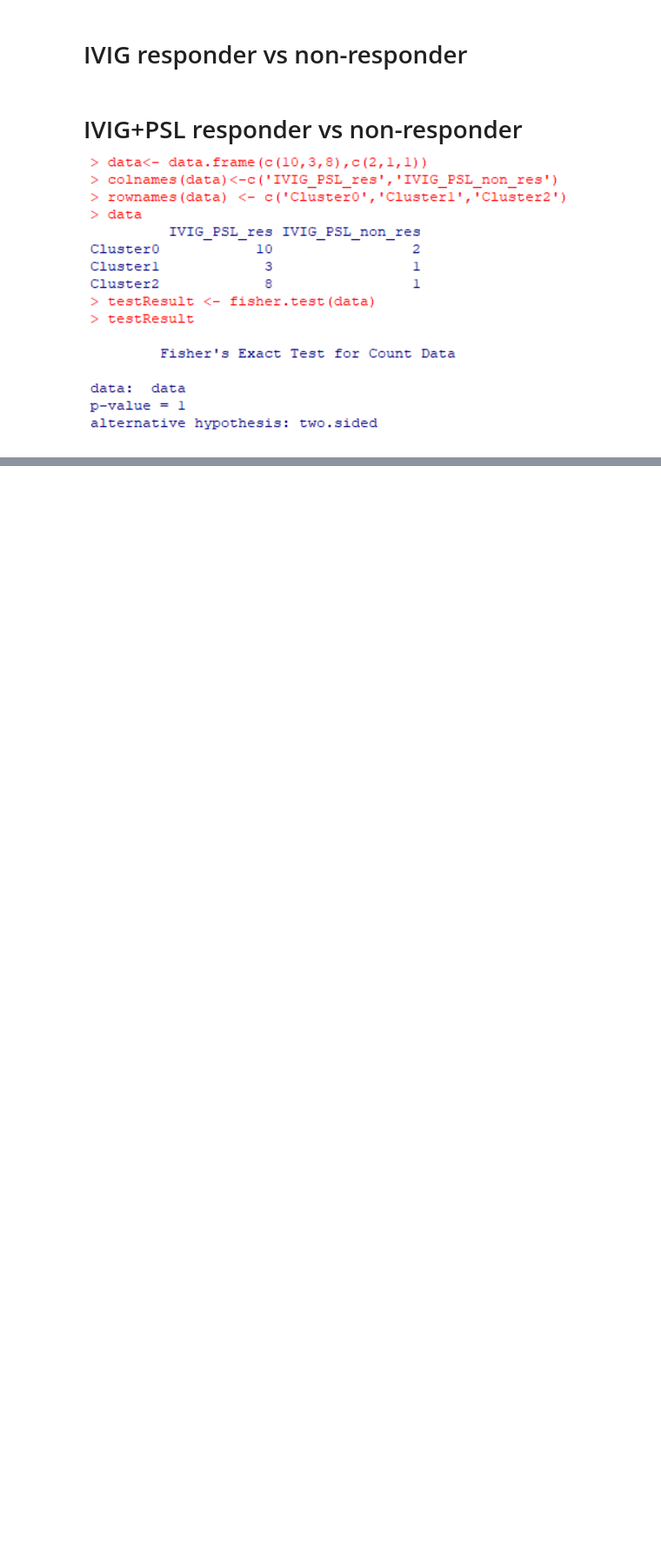
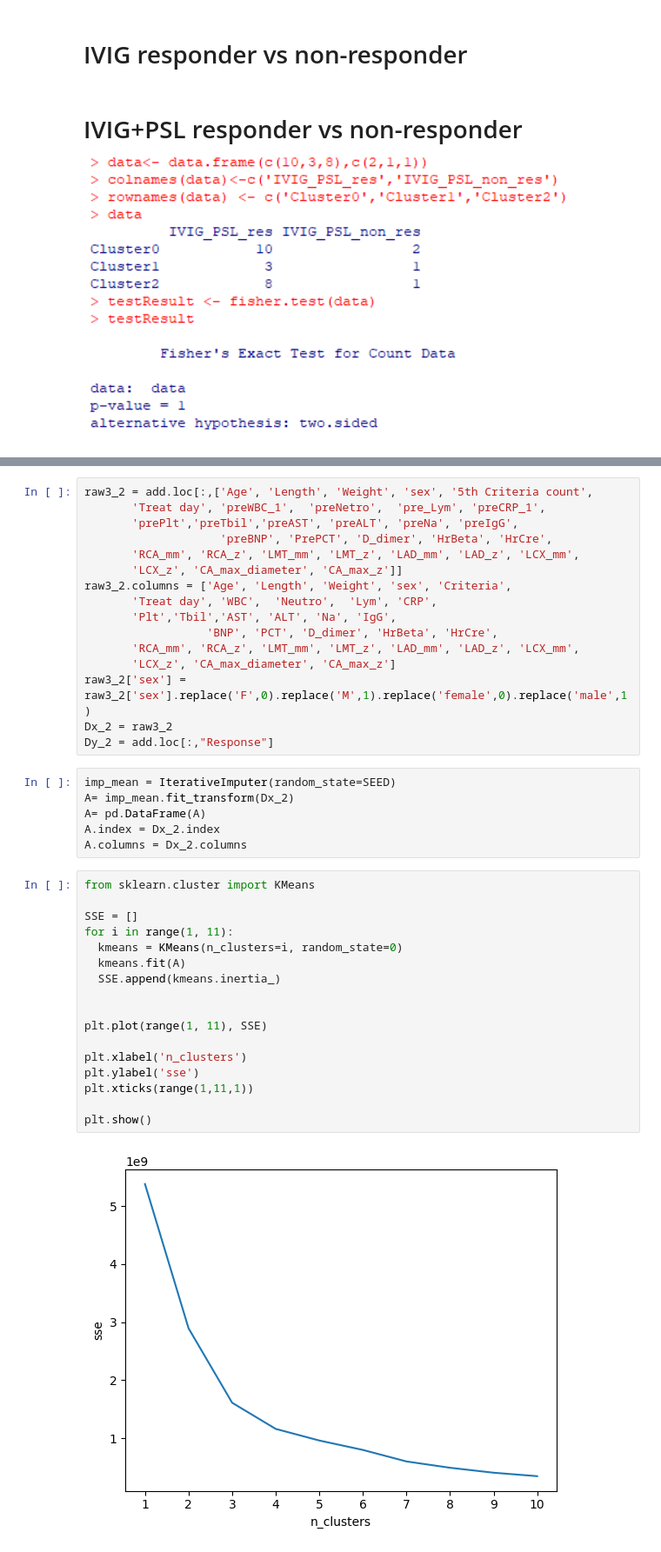
Before and after one commit to YoshifumiMiyagi/KD_ML, a Jupyter notebook: IP2_add76.ipynb, the cells around one changed output, grey strips where cells are left out. Shown: that part at 87% size. Saved outputs shown, nothing was run; the diff lists cells and outputs as text; blank space fills up the shorter version.

```diff
--- a/IP2_add76.ipynb
+++ b/IP2_add76.ipynb
@@ -174,0 +191,41 @@ Pythonでは2×2以上のFisherが不可。Rで対応。![IVIG.png](embedded-pic
+# %%
+raw3_2 = add.loc[:,['Age', 'Length', 'Weight', 'sex', '5th Criteria count',
+       'Treat day', 'preWBC_1',  'preNetro',  'pre_Lym', 'preCRP_1',
+       'prePlt','preTbil','preAST', 'preALT', 'preNa', 'preIgG',
+                    'preBNP', 'PrePCT', 'D_dimer', 'HrBeta', 'HrCre',
+       'RCA_mm', 'RCA_z', 'LMT_mm', 'LMT_z', 'LAD_mm', 'LAD_z', 'LCX_mm',
+       'LCX_z', 'CA_max_diameter', 'CA_max_z']]
+raw3_2.columns = ['Age', 'Length', 'Weight', 'sex', 'Criteria',
+       'Treat day', 'WBC',  'Neutro',  'Lym', 'CRP',
+       'Plt','Tbil','AST', 'ALT', 'Na', 'IgG',
+                  'BNP', 'PCT', 'D_dimer', 'HrBeta', 'HrCre',
+       'RCA_mm', 'RCA_z', 'LMT_mm', 'LMT_z', 'LAD_mm', 'LAD_z', 'LCX_mm',
+       'LCX_z', 'CA_max_diameter', 'CA_max_z']
+raw3_2['sex'] = raw3_2['sex'].replace('F',0).replace('M',1).replace('female',0).replace('male',1)
+Dx_2 = raw3_2
+Dy_2 = add.loc[:,"Response"]
+# %%
+imp_mean = IterativeImputer(random_state=SEED)
+A= imp_mean.fit_transform(Dx_2)
+A= pd.DataFrame(A)
+A.index = Dx_2.index
+A.columns = Dx_2.columns
+# %%
+from sklearn.cluster import KMeans
+
+SSE = []
+for i in range(1, 11):
+  kmeans = KMeans(n_clusters=i, random_state=0)
+  kmeans.fit(A)
+  SSE.append(kmeans.inertia_)
+
+
+plt.plot(range(1, 11), SSE)
+
+plt.xlabel('n_clusters')
+plt.ylabel('sse')
+plt.xticks(range(1,11,1))
+
+plt.show()
+# %% [output]
+[figure, added]
```
Also changed, not shown: parts of 10 cells of this notebook.
